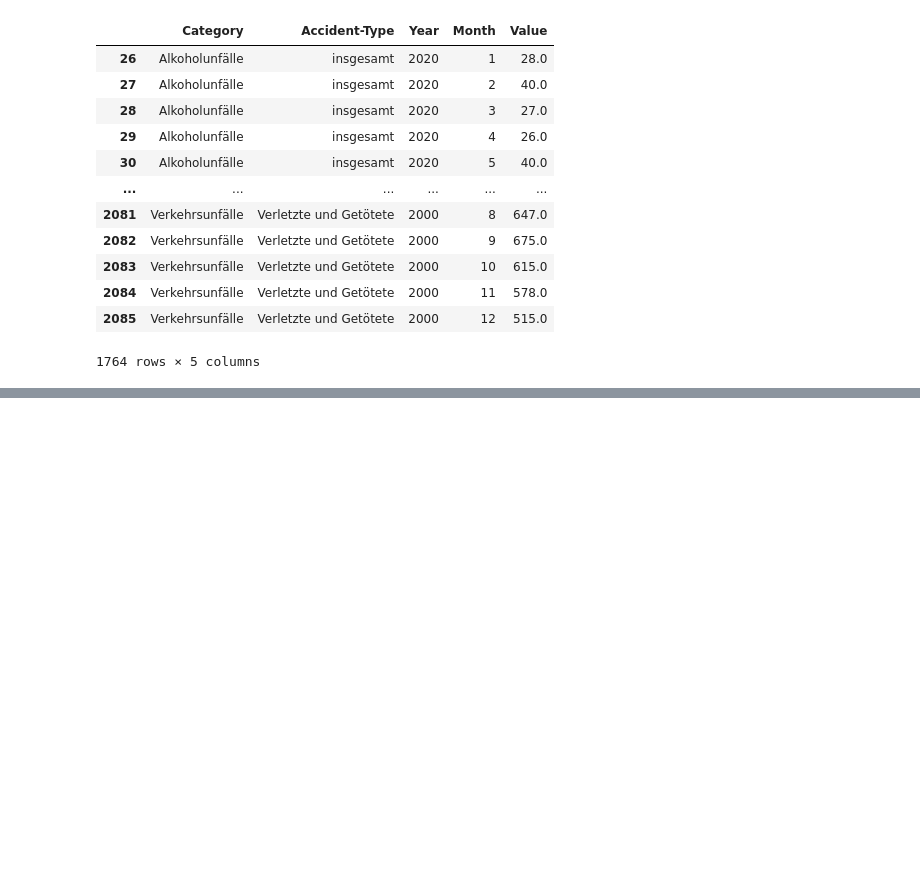
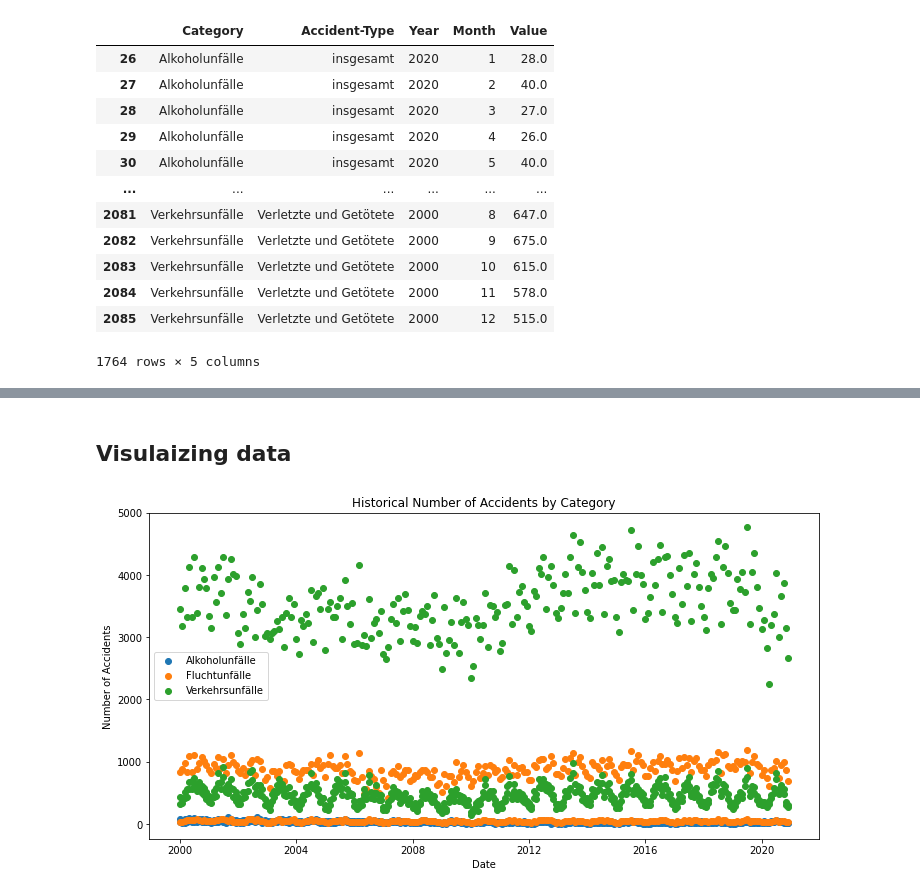
Before and after one commit to ashwinsathish/DPS_task, a Jupyter notebook: Acc_Prediction.ipynb, the cells around one changed output, grey strips where cells are left out. Cells and saved outputs as stored; diff of their text form; code cells hidden in the pictures; blank space fills up the shorter version.

Commit message:
Visualized the data

```diff
--- a/Acc_Prediction.ipynb
+++ b/Acc_Prediction.ipynb
@@ -144,3 +146,6 @@ See the caveats in the documentation: https://pandas.pydata.org/pandas-docs/stab
 | 2084 | Verkehrsunfälle | Verletzte und Getötete | 2000 | 11 | 578.0 |
 | 2085 | Verkehrsunfälle | Verletzte und Getötete | 2000 | 12 | 515.0 |
 1764 rows × 5 columns
+# %%
+df2['Date'] = pd.to_datetime(df2['Year'].astype(str) + df2['Month'].astype(str), format='%Y%m')
+df2
@@ -146,0 +171,18 @@ See the caveats in the documentation: https://pandas.pydata.org/pandas-docs/stab
+# %% [markdown]
+## Visulaizing data
+# %%
+groups = df2.groupby('Category')
+
+plt.figure(figsize=(12, 6))
+
+# creating a scatter plot for each group
+for name, group in groups:
+    plt.scatter(group['Date'], group['Value'], label=name)
+
+plt.title("Historical Number of Accidents by Category")
+plt.xlabel("Date")
+plt.ylabel("Number of Accidents")
+plt.legend()
+plt.show()
+# %% [output]
+[figure, added]
```
Also changed, not shown: parts of 5 cells of this notebook.
